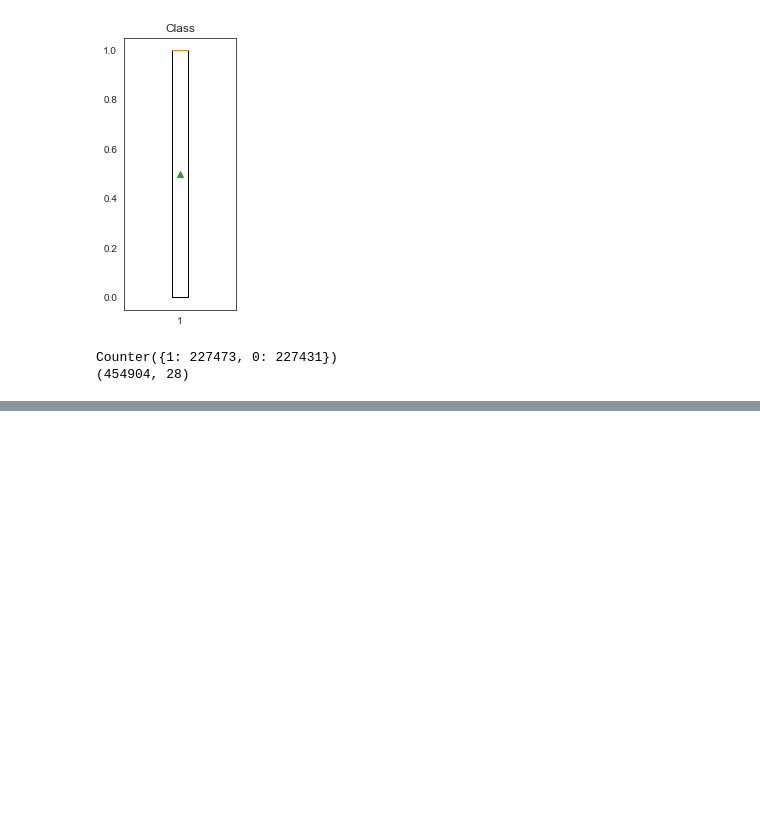
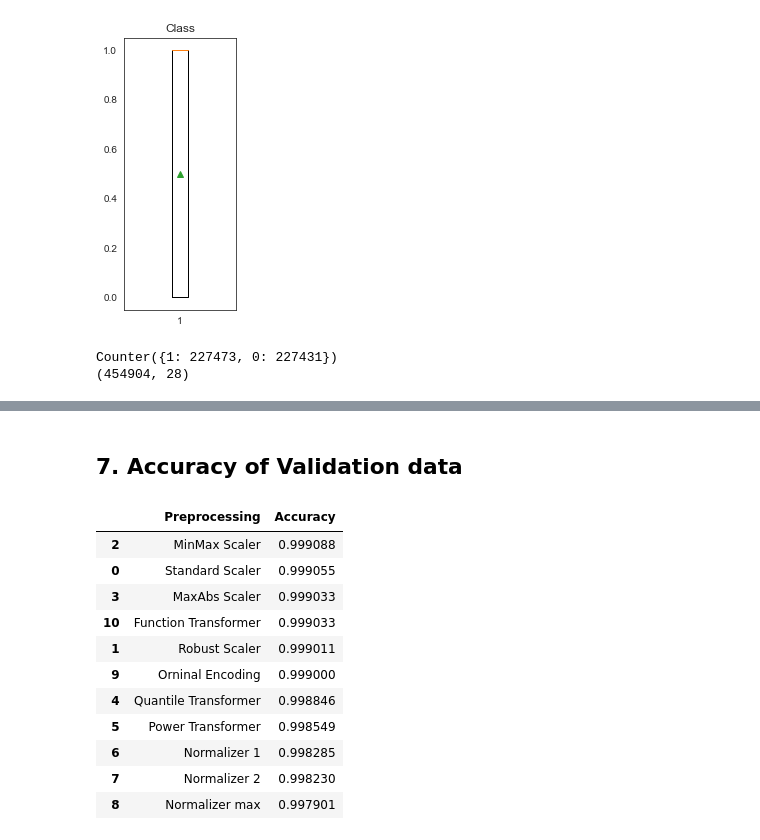
Before and after one commit to Preranapagar/ML_Projects, a Jupyter notebook: Project/Credit Card Fraud Detection/fraud_detection_2023.ipynb, the cells around one changed output, grey strips where cells are left out. Cells and saved outputs as stored; diff of their text form; code cells hidden in the pictures; blank space fills up the shorter version.

```diff
--- a/Project/Credit Card Fraud Detection/fraud_detection_2023.ipynb
+++ b/Project/Credit Card Fraud Detection/fraud_detection_2023.ipynb
@@ -423,0 +439,30 @@ x_train_fun_, x_val_fun, y_train_fun, y_val_fun = train_test_split(x_train_fun,
+# %% [markdown]
+## 7. Accuracy of Validation data
+# %%
+models = [('Standard Scaler', LGBM_standard_accuracy),
+         ('Robust Scaler', LGBM_robust_accuracy),
+         ('MinMax Scaler', LGBM_accuracy_minmax),
+         ('MaxAbs Scaler', LGBM_accuracy_maxabs),
+         ('Quantile Transformer', LGBM_accuracy_quantile),
+         ('Power Transformer', LGBM_accuracy_power),
+         ('Normalizer 1', LGBM_accuracy_norm1),
+         ('Normalizer 2', LGBM_accuracy_norm2),
+         ('Normalizer max', LGBM_accuracy_norm_max),
+         ('Orninal Encoding', LGBM_accuracy_oe),
+         ('Function Transformer', LGBM_accuracy_fun)]
+
+accuracy = pd.DataFrame(models, columns=['Preprocessing', 'Accuracy'])
+accuracy.sort_values(by=['Accuracy'], ascending=False)
+# %% [output]
+|  | Preprocessing | Accuracy |
+| 2 | MinMax Scaler | 0.999088 |
+| 0 | Standard Scaler | 0.999055 |
+| 3 | MaxAbs Scaler | 0.999033 |
+| 10 | Function Transformer | 0.999033 |
+| 1 | Robust Scaler | 0.999011 |
+| 9 | Orninal Encoding | 0.999000 |
+| 4 | Quantile Transformer | 0.998846 |
+| 5 | Power Transformer | 0.998549 |
+| 6 | Normalizer 1 | 0.998285 |
+| 7 | Normalizer 2 | 0.998230 |
+| 8 | Normalizer max | 0.997901 |
```
Also changed, not shown: parts of 29 cells of this notebook.
